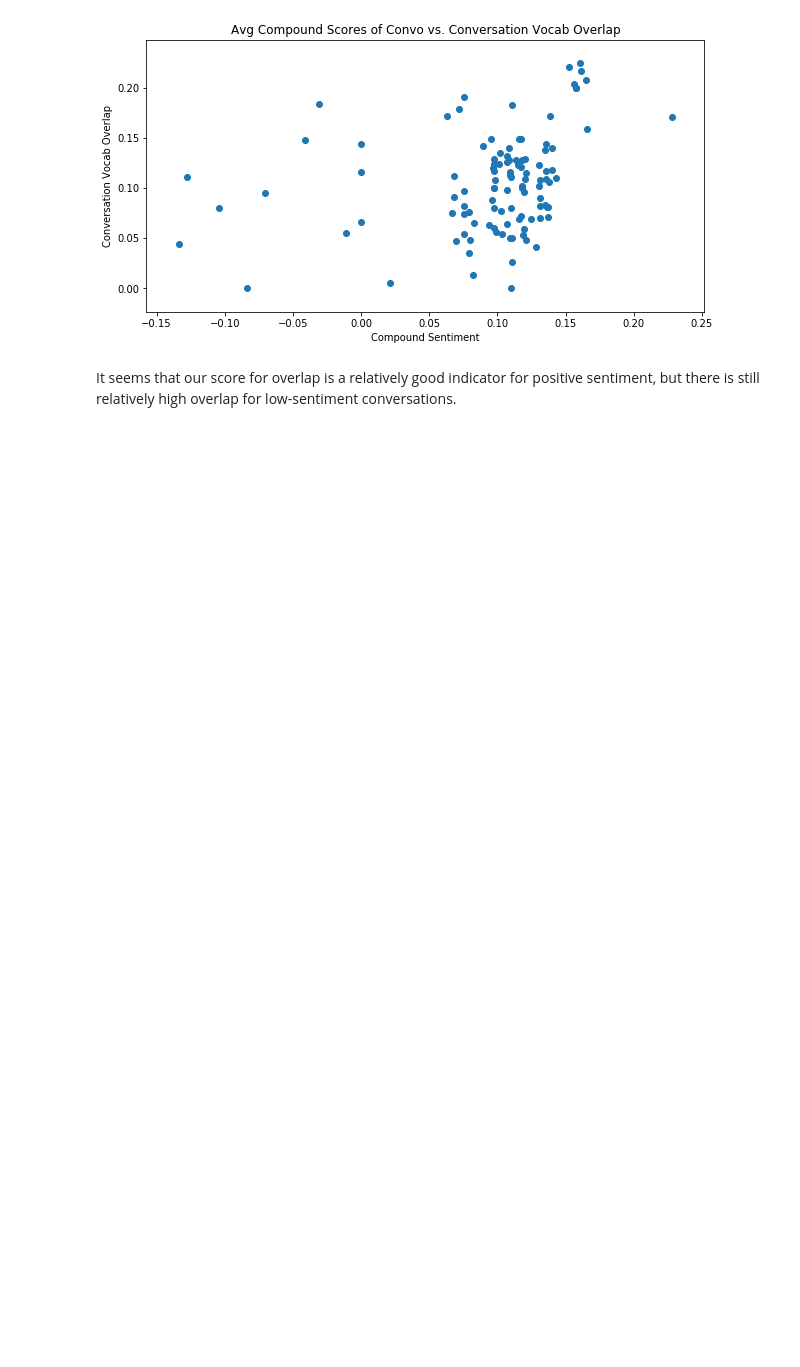
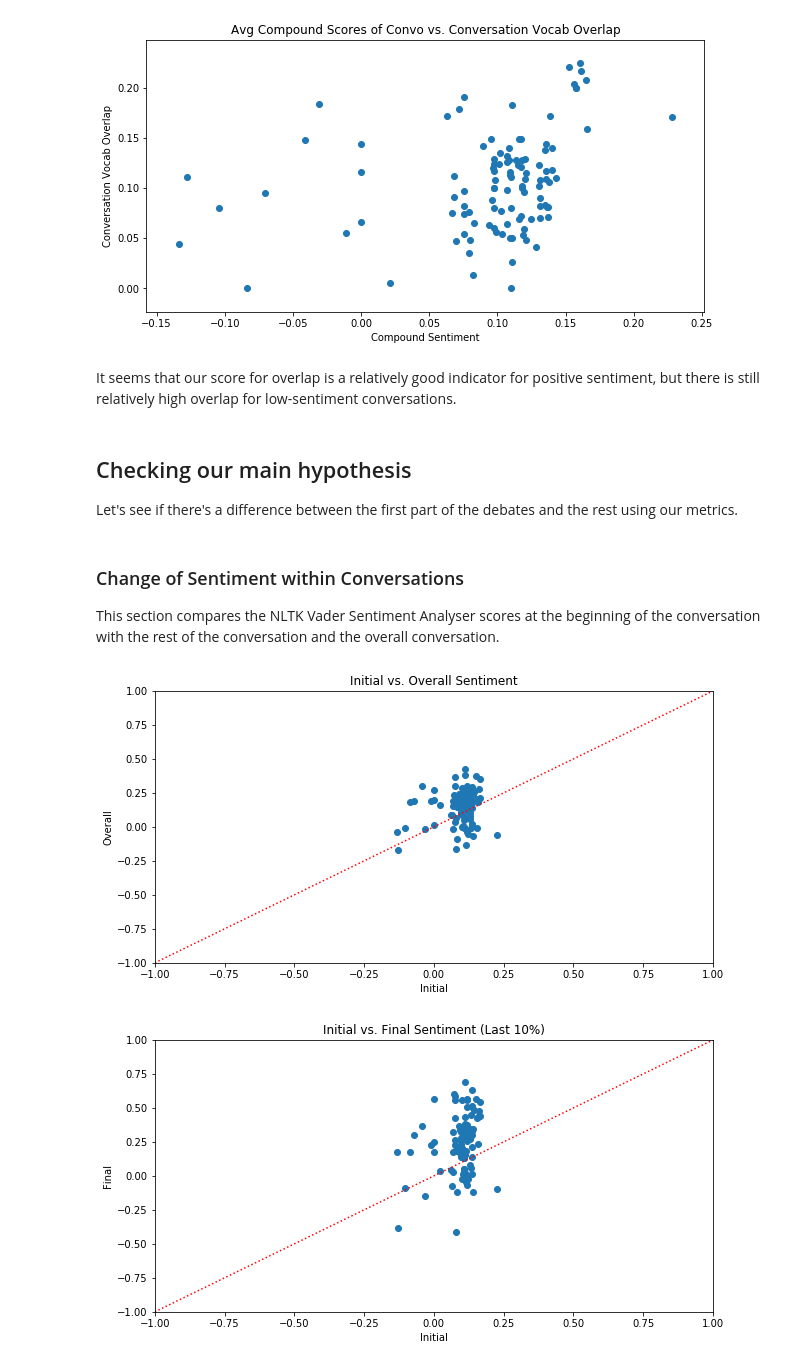
Before and after one commit to Gnome42/Cornell-Conversational-Analysis-Toolkit, a Jupyter notebook: datasets/switchboard-corpus/E3_data_analysis.ipynb, the cells around one changed output. Saved outputs shown, nothing was run; the diff lists cells and outputs as text; code cells hidden in the pictures; blank space fills up the shorter version.

```diff
--- a/datasets/switchboard-corpus/E3_data_analysis.ipynb
+++ b/datasets/switchboard-corpus/E3_data_analysis.ipynb
@@ -452,14 +452,14 @@ convoSentiment = []
 
 for i, c in enumerate(corpus.conversations):
     overlap = corpus.conversations[c].meta['vocabulary_overlap']['ratio']
-    first_imp = corpus.conversations[c].meta['initial_sentiment']
+    sentiment = corpus.conversations[c].meta['initial_sentiment']
 
     convoOverlap.append(overlap)
 
     avg_sentiment = 0
-    for user in first_imp:
-        avg_sentiment += first_imp[user]['compound']
-    avg_sentiment /= len(first_imp)
+    for user in sentiment:
+        avg_sentiment += sentiment[user]['compound']
+    avg_sentiment /= len(sentiment)
 
     convoSentiment.append(avg_sentiment)
 
@@ -473,3 +473,58 @@ plt.show()
 [figure]
 # %% [markdown]
 It seems that our score for overlap is a relatively good indicator for positive sentiment, but there is still relatively high overlap for low-sentiment conversations.
+# %% [markdown]
+## Checking our main hypothesis
+Let's see if there's a difference between the first part of the debates and the rest using our metrics.
+# %% [markdown]
+### Change of Sentiment within Conversations
+This section compares the NLTK Vader Sentiment Analyser scores at the beginning of the conversation with the rest of the conversation and the overall conversation.
+# %%
+initialSentiments = []
+overallSentiments = []
+finalSentiments = []
+
+for i, c in enumerate(corpus.conversations):
+    # Get initial conversation sentiment (average of all users)
+    init_sent_all_users = corpus.conversations[c].meta['initial_sentiment']
+    init_sent = 0
+    for user in init_sent_all_users:
+        init_sent += init_sent_all_users[user]['compound']
+    initialSentiments.append(init_sent/len(init_sent_all_users))
+
+    # Get overall sentiment
+    utt_list = corpus.conversations[c]._utterance_ids
+    utt_scores = []
+    for u in utt_list:
+        if 'polarity' in corpus.utterances[u].meta:
+            utt_scores.append(corpus.utterances[u].meta['polarity']['compound'])
+
+    overallSentiments.append(sum(utt_scores)/len(utt_scores))
+
+    split = int(0.1*len(utt_scores))
+    end = utt_scores[-1*split:]
+    finalSentiments.append(sum(end)/len(end))
+
+
+plt.figure(figsize=(10,5))
+plt.scatter(initialSentiments, overallSentiments)
+plt.plot(range(-1,2), range(-1,2), 'r:')
+plt.title('Initial vs. Overall Sentiment')
+plt.xlabel('Initial')
+plt.ylabel('Overall')
+plt.xlim([-1,1])
+plt.ylim([-1,1])
+plt.show()
+
+plt.figure(figsize=(10,5))
+plt.scatter(initialSentiments, finalSentiments)
+plt.plot(range(-1,2), range(-1,2), 'r:')
+plt.title('Initial vs. Final Sentiment (Last 10%)')
+plt.xlabel('Initial')
+plt.ylabel('Final')
+plt.xlim([-1,1])
+plt.ylim([-1,1])
+plt.show()
+# %% [output]
+[figure, added]
+[figure, added]
```
Also changed, not shown: parts of 19 cells of this notebook, 1 other file.
